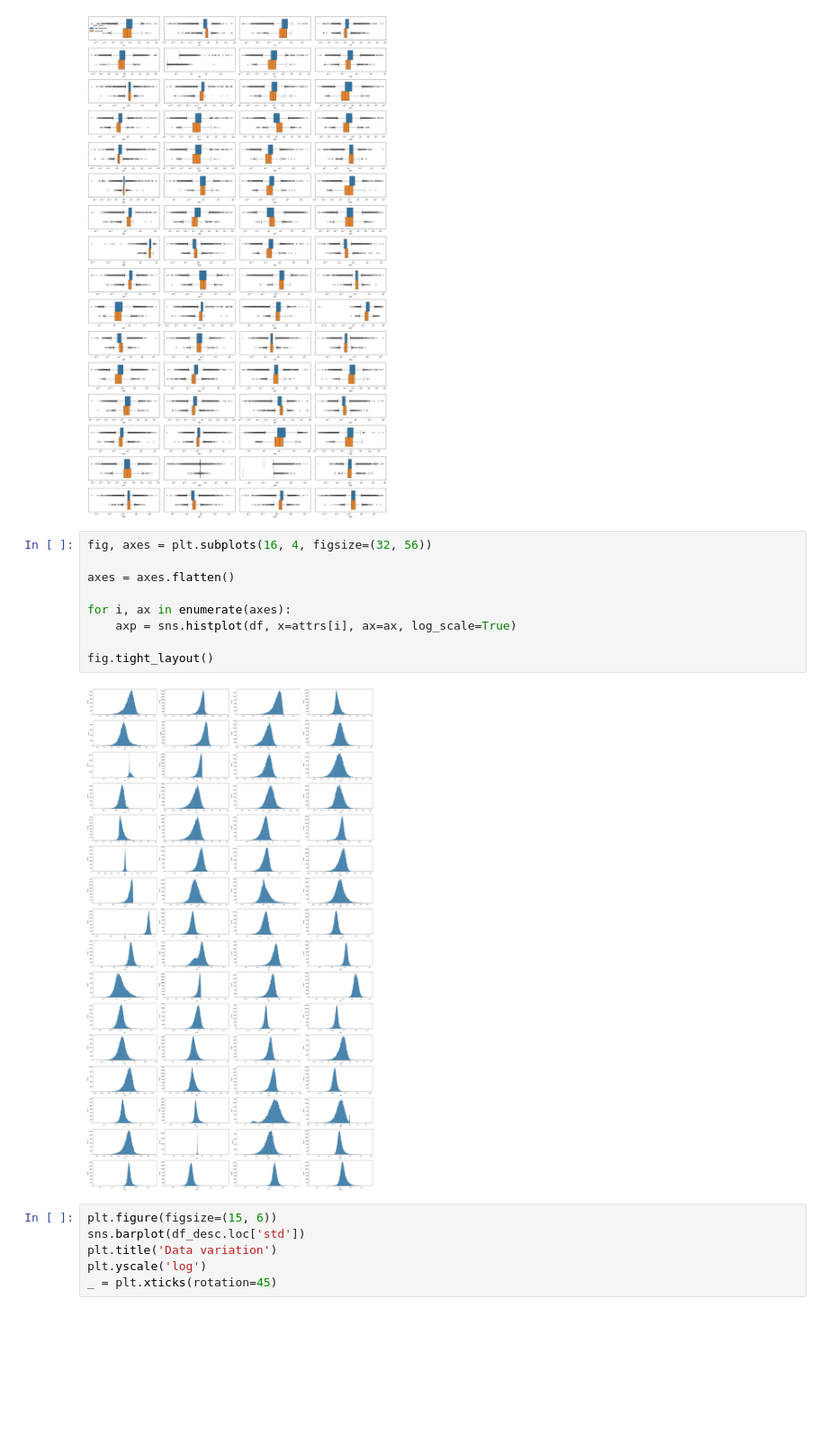
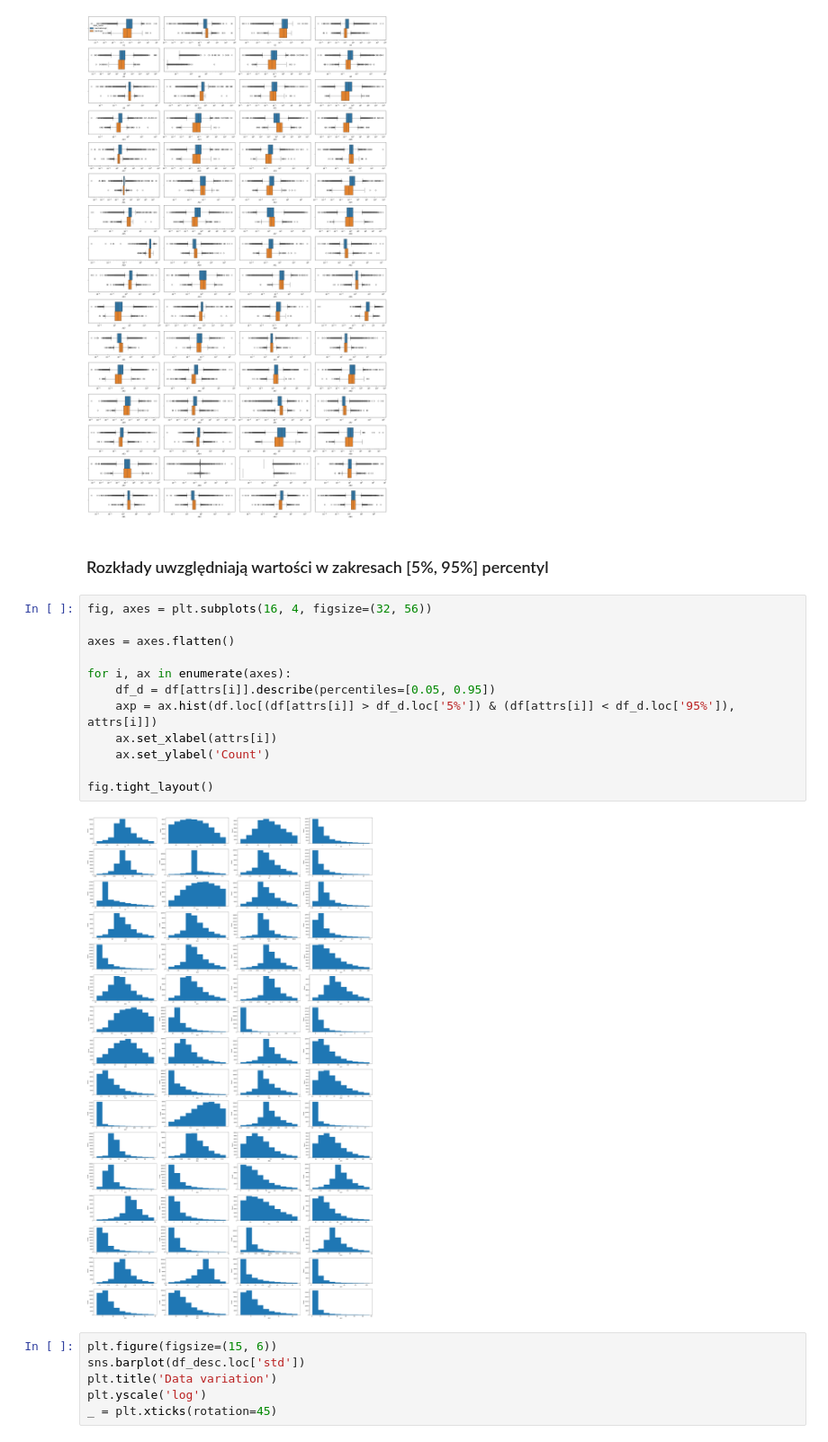
Before and after one commit to farqlia/MLandNN, a Jupyter notebook: ml/l0/Lista1.ipynb, the cells around one changed output. Shown at 90% size. Drawn from its saved outputs; the diff is of its cells as text; blank space fills up the shorter version.

```diff
--- a/ml/l0/Lista1.ipynb
+++ b/ml/l0/Lista1.ipynb
@@ -145,17 +147,22 @@ for i, ax in enumerate(axes):
 fig.tight_layout()
 # %% [output]
 [figure]
+# %% [markdown]
+### Rozkłady uwzględniają wartości w zakresach [5%, 95%] percentyl
 # %%
 fig, axes = plt.subplots(16, 4, figsize=(32, 56))
 
 axes = axes.flatten()
 
 for i, ax in enumerate(axes):
-    axp = sns.histplot(df, x=attrs[i], ax=ax, log_scale=True)
+    df_d = df[attrs[i]].describe(percentiles=[0.05, 0.95])
+    axp = ax.hist(df.loc[(df[attrs[i]] > df_d.loc['5%']) & (df[attrs[i]] < df_d.loc['95%']), attrs[i]])
+    ax.set_xlabel(attrs[i])
+    ax.set_ylabel('Count')
 
 fig.tight_layout()
 # %% [output]
-[figure, old version]
+[figure, new version]
 # %%
 plt.figure(figsize=(15, 6))
 sns.barplot(df_desc.loc['std'])
```
Also changed, not shown: parts of 15 cells of this notebook.
